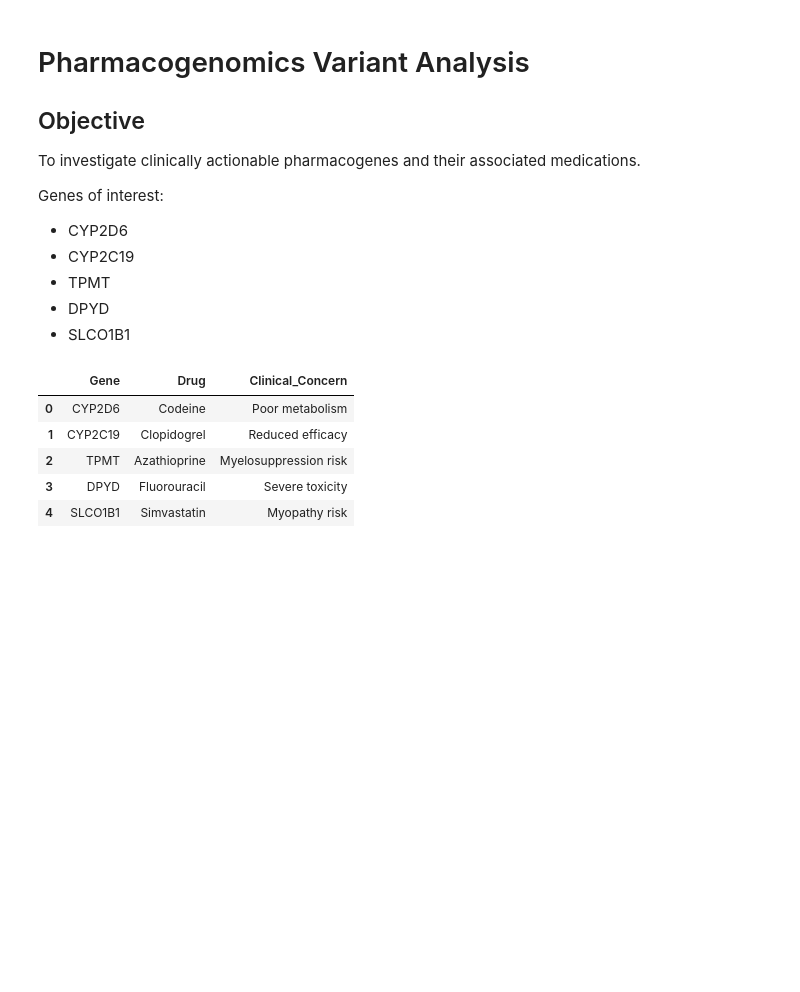
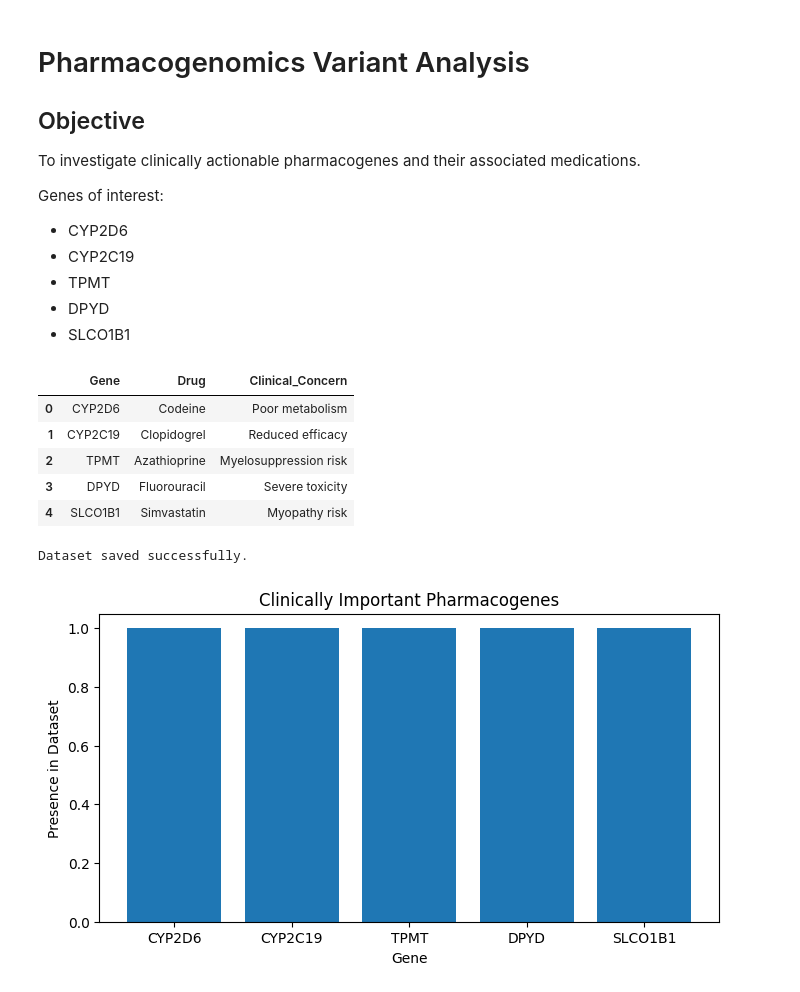
Before and after one commit to Busayo202/pharmacogenomics-variant-analysis, a Jupyter notebook: notebooks/pharmacogene_exploration.ipynb, the cells around one changed output. Saved outputs shown, nothing was run; the diff lists cells and outputs as text; code cells hidden in the pictures; blank space fills up the shorter version.

```diff
--- a/notebooks/pharmacogene_exploration.ipynb
+++ b/notebooks/pharmacogene_exploration.ipynb
@@ -79,3 +79,27 @@ df
 | 2 | TPMT | Azathioprine | Myelosuppression risk |
 | 3 | DPYD | Fluorouracil | Severe toxicity |
 | 4 | SLCO1B1 | Simvastatin | Myopathy risk |
+# %%
+df.to_csv('../data/pharmacogene_dataset.csv',
+          index=False)
+
+print("Dataset saved successfully.")
+# %% [output]
+Dataset saved successfully.
+# %%
+import matplotlib.pyplot as plt
+
+plt.figure(figsize=(8,4))
+
+plt.bar(df['Gene'],
+        [1,1,1,1,1])
+
+plt.title('Clinically Important Pharmacogenes')
+
+plt.xlabel('Gene')
+
+plt.ylabel('Presence in Dataset')
+
+plt.show()
+# %% [output]
+[figure, added]
```
Also changed, not shown: 15 other files.
